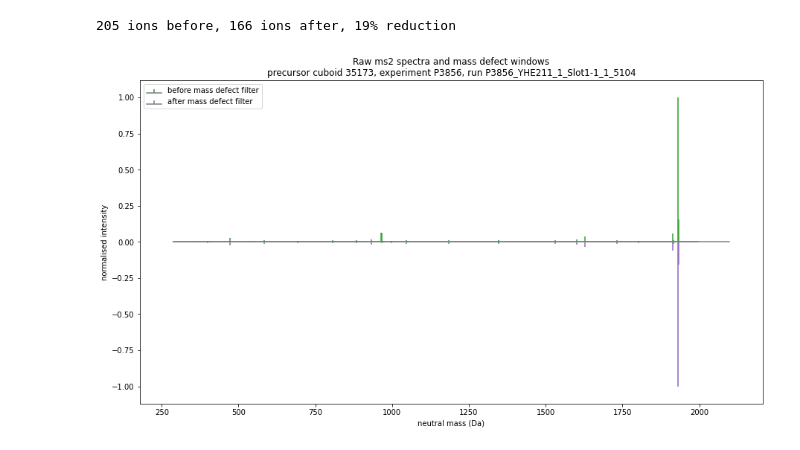
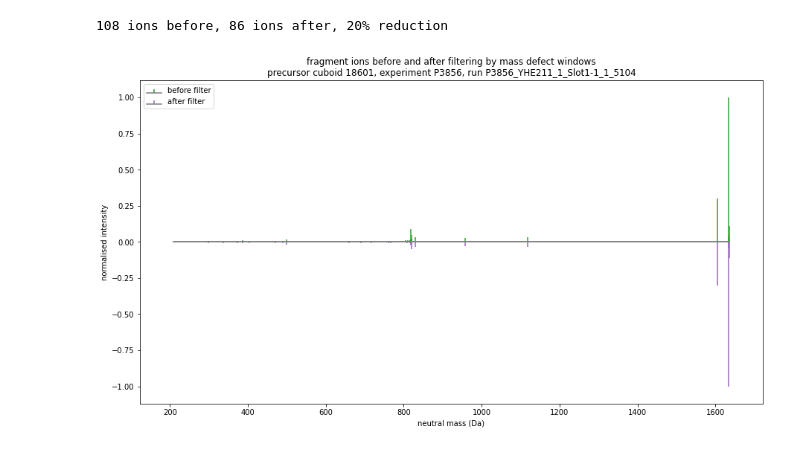
Before and after one commit to WEHI-Proteomics/tfde, a Jupyter notebook: notebooks/paper 2 - visualising feature ms2 spectra with and without mass defect filtering.ipynb, the cells around one changed output. Saved outputs shown, nothing was run; the diff lists cells and outputs as text; code cells hidden in the pictures.

```diff
--- a/notebooks/paper 2 - visualising feature ms2 spectra with and without mass defect filtering.ipynb
+++ b/notebooks/paper 2 - visualising feature ms2 spectra with and without mass defect filtering.ipynb
@@ -26,10 +26,10 @@ EXPERIMENT_DIR = "{}/{}".format(experiment_base_dir, experiment_name)
 
 # some good precursors for analysis
 # precursor_cuboid_id = 23911
-# precursor_cuboid_id = 18601
-precursor_cuboid_id = 35173
+precursor_cuboid_id = 18601
+# precursor_cuboid_id = 35173
 # %%
-VIS_FILE = '{}/feature-detection-visualisation-{}.pkl'.format(expanduser("~"), precursor_cuboid_id)
+VIS_FILE = '{}/feature-detection-{}-visualisation-{}.pkl'.format(expanduser("~"), precursor_definition_method, precursor_cuboid_id)
 # %%
 # load the visualisation file for this precursor cuboid
 vis_d = pd.read_pickle(VIS_FILE)
@@ -49,5 +48,6 @@ features_df
 # %%
-selected_feature = 2
-selected_feature_id = features_df.iloc[selected_feature-1].feature_id
+selected_feature_number = 1
+selected_feature = features_df.iloc[selected_feature_number-1]
+selected_feature_id = selected_feature.feature_id
 selected_feature_id
 # %% [output]
@@ -55,38 +83,38 @@ selected_feature_id
 # %%
-fragment_ions_before_df = pd.DataFrame(features_df.iloc[selected_feature-1].fmdw_before_after_d['before_fmdw'])
+fragment_ions_before_df = pd.DataFrame(selected_feature.fmdw_before_after_d['before_fmdw'])
 fragment_ions_before_df['normalised_intensity'] = fragment_ions_before_df.intensity / fragment_ions_before_df.intensity.max()
 
-fragment_ions_after_df = pd.DataFrame(features_df.iloc[selected_feature-1].fmdw_before_after_d['after_fmdw'])
+fragment_ions_after_df = pd.DataFrame(selected_feature.fmdw_before_after_d['after_fmdw'])
 fragment_ions_after_df['normalised_intensity'] = fragment_ions_after_df.intensity / fragment_ions_after_df.intensity.max()
 # %%
 reduced_by = (len(fragment_ions_before_df) - len(fragment_ions_after_df)) / len(fragment_ions_before_df) * 100
 print('{} ions before, {} ions after, {}% reduction'.format(len(fragment_ions_before_df), len(fragment_ions_after_df), round(reduced_by)))
 # %% [output]
-205 ions before, 166 ions after, 19% reduction
+108 ions before, 86 ions after, 20% reduction
 # %%
 f, ax = plt.subplots()
 colors = ['tab:blue', 'tab:orange', 'tab:green', 'tab:red', 'tab:purple', 'tab:brown', 'tab:pink', 'tab:gray', 'tab:olive', 'tab:cyan']
 
 # plot the raw data
-markerline, stemlines, baseline = ax.stem(fragment_ions_before_df.neutral_mass, fragment_ions_before_df.normalised_intensity, markerfmt=" ", use_line_collection=True, label='before mass defect filter')
+markerline, stemlines, baseline = ax.stem(fragment_ions_before_df.neutral_mass, fragment_ions_before_df.normalised_intensity, markerfmt=" ", use_line_collection=True, label='before filter')
 plt.setp(markerline, 'color', 'tab:green')
 plt.setp(stemlines, 'color', 'tab:green')
 plt.setp(baseline, 'color', 'tab:gray')
 
 # plot the filtered data
-markerline, stemlines, baseline = ax.stem(fragment_ions_after_df.neutral_mass, -fragment_ions_after_df.normalised_intensity, markerfmt=" ", use_line_collection=True, label='after mass defect filter')
+markerline, stemlines, baseline = ax.stem(fragment_ions_after_df.neutral_mass, -fragment_ions_after_df.normalised_intensity, markerfmt=" ", use_line_collection=True, label='after filter')
 plt.setp(markerline, 'color', 'tab:purple')
 plt.setp(stemlines, 'color', 'tab:purple')
 plt.setp(baseline, 'color', 'tab:gray')
 
 plt.xlabel('neutral mass (Da)')
 plt.ylabel('normalised intensity')
 f.set_figheight(8)
 f.set_figwidth(15)
 
 plt.margins(0.06)
 plt.legend(loc='best')
-plt.title('Raw ms2 spectra and mass defect windows\nprecursor cuboid {}, experiment {}, run {}'.format(precursor_cuboid_id, experiment_name, run_name))
+plt.title('fragment ions before and after filtering by mass defect windows\nprecursor cuboid {}, experiment {}, run {}'.format(precursor_cuboid_id, experiment_name, run_name))
 plt.show()
 # %% [output]
-[figure, old version]
+[figure, new version]
```
Also changed, not shown: parts of 11 cells of this notebook, 8 other files.
